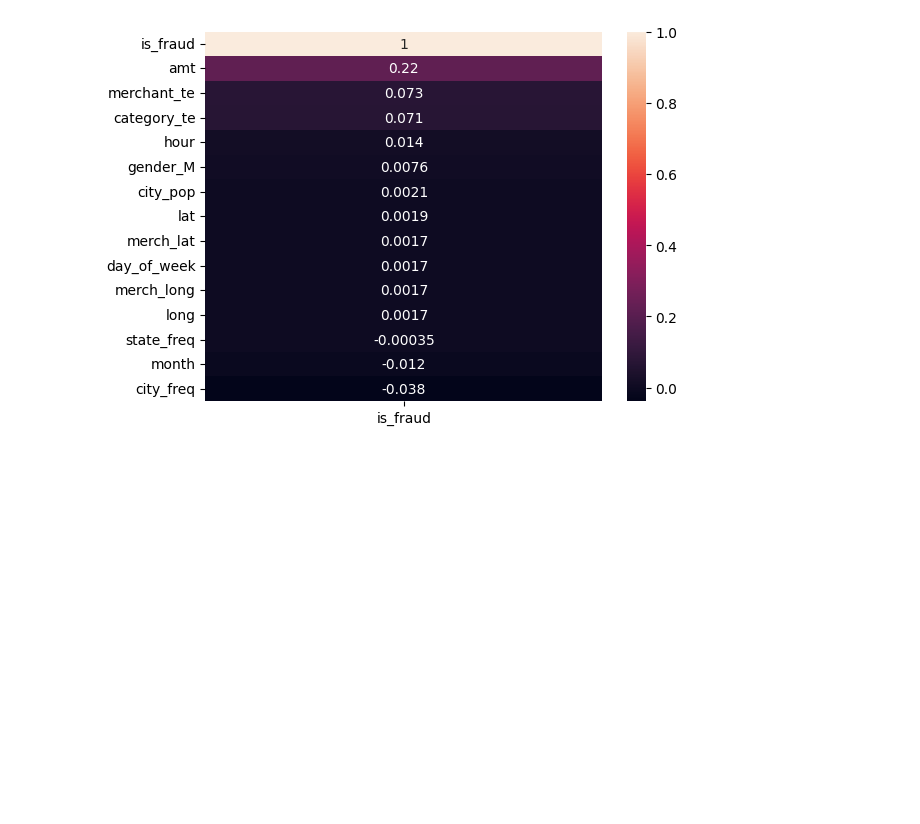
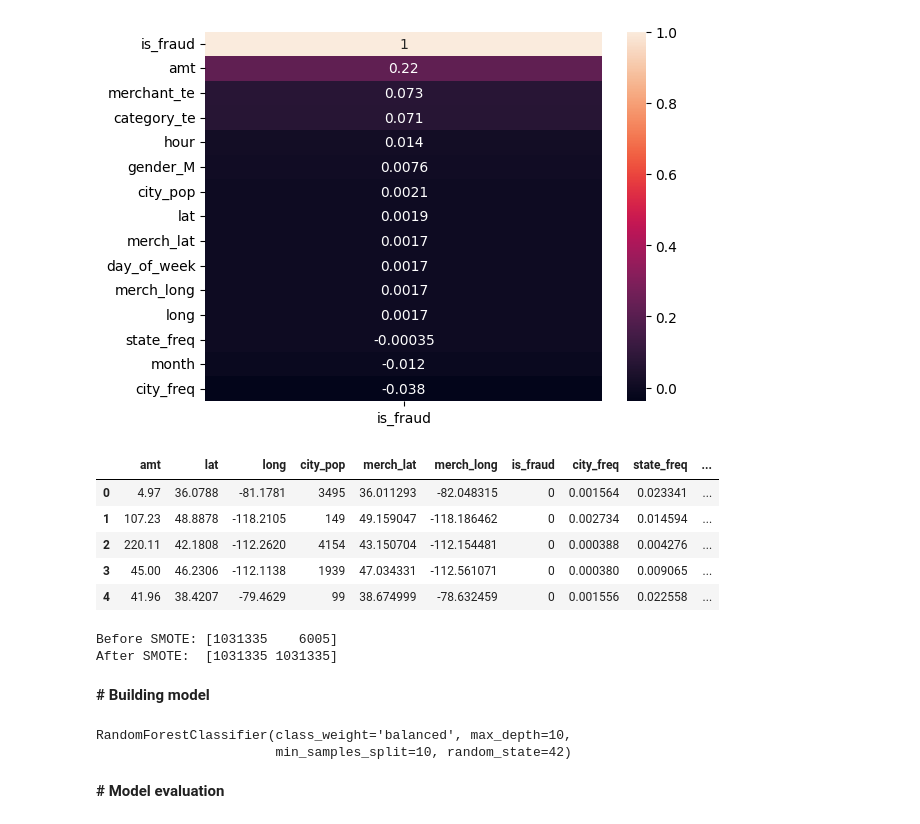
Before and after one commit to Abena-3565/CODSOFT, a Jupyter notebook: Task-1-Credit-Card-Fraud-Detection/credit_card_fraud_detection.ipynb, the cells around one changed output. Cells and saved outputs as stored; diff of their text form; code cells hidden in the pictures; blank space fills up the shorter version.

```diff
--- a/Task-1-Credit-Card-Fraud-Detection/credit_card_fraud_detection.ipynb
+++ b/Task-1-Credit-Card-Fraud-Detection/credit_card_fraud_detection.ipynb
@@ -112,19 +128,9 @@ dtype: int64
 **# Data perperocess**
 # %%
 #Remove irrelevent and redundence columns from both train and test datasets
-col_to_drop = ["Unnamed: 0","cc_num","first","last","street","zip","job","dob","trans_num","unix_time"]
+col_to_drop = ["Unnamed: 0","cc_num","first","last","street","zip","job","dob","trans_num","unix_time","city","state"]
 train_data.drop(col_to_drop,axis=1,inplace=True)
 test_data.drop(col_to_drop,axis=1,inplace=True)
-# %%
-#convert categorical into numerical by using categorical encode
-# 1 use frequency encoder for both train data and test data
-for col in ["city", "state"]:
-    freq = train_data[col].value_counts(normalize=True)
-    train_data[f"{col}_freq"] = train_data[col].map(freq)
-
-for col in ["city", "state"]:
-    freq = test_data[col].value_counts(normalize=True)
-    test_data[f"{col}_freq"] = test_data[col].map(freq)
 # %%
 # 2 traget encoder for both train and test data
 # Mean fraud rate per category
@@ -165,7 +171,7 @@ test_data['day_of_week'] = test_data['trans_date_trans_time'].dt.dayofweek  # 0=
 test_data['month'] = test_data['trans_date_trans_time'].dt.month
 # %%
 #drop the column already apply transformation
-col_to_drop_after_trans = ["trans_date_trans_time","merchant","category","city","state"]
+col_to_drop_after_trans = ["trans_date_trans_time","merchant","category"]
 train_data.drop(col_to_drop_after_trans,axis=1,inplace=True)
 test_data.drop(col_to_drop_after_trans,axis=1,inplace=True)
 # %%
@@ -224,3 +231,12 @@ y_train = train_data['is_fraud']
 
 x_test = test_data.drop(columns=['is_fraud'],axis=1)
 y_test = test_data['is_fraud']
+# %%
+train_data.head()
+# %% [output]
+|  | amt | lat | long | city_pop | merch_lat | merch_long | is_fraud | city_freq | state_freq | ... |
+| 0 | 4.97 | 36.0788 | -81.1781 | 3495 | 36.011293 | -82.048315 | 0 | 0.001564 | 0.023341 | ... |
+| 1 | 107.23 | 48.8878 | -118.2105 | 149 | 49.159047 | -118.186462 | 0 | 0.002734 | 0.014594 | ... |
+| 2 | 220.11 | 42.1808 | -112.2620 | 4154 | 43.150704 | -112.154481 | 0 | 0.000388 | 0.004276 | ... |
+| 3 | 45.00 | 46.2306 | -112.1138 | 1939 | 47.034331 | -112.561071 | 0 | 0.000380 | 0.009065 | ... |
+| 4 | 41.96 | 38.4207 | -79.4629 | 99 | 38.674999 | -78.632459 | 0 | 0.001556 | 0.022558 | ... |
@@ -226,0 +249,8 @@ y_test = test_data['is_fraud']
+# %%
+print(f"Before SMOTE: {np.bincount(y_train)}")
+print(f"After SMOTE:  {np.bincount(y_train_res)}")
+# %% [output]
+Before SMOTE: [1031335    6005]
+After SMOTE:  [1031335 1031335]
+# %% [markdown]
+**# Building model**
@@ -226,0 +259,6 @@ y_test = test_data['is_fraud']
+# %%
+#model train
+rf_model.fit(X_train_res,y_train_res)
+# %% [output]
+RandomForestClassifier(class_weight='balanced', max_depth=10,
+                       min_samples_split=10, random_state=42)
@@ -226,0 +269,2 @@ y_test = test_data['is_fraud']
+# %% [markdown]
+**# Model evaluation**
```
Also changed, not shown: parts of 14 cells of this notebook.
